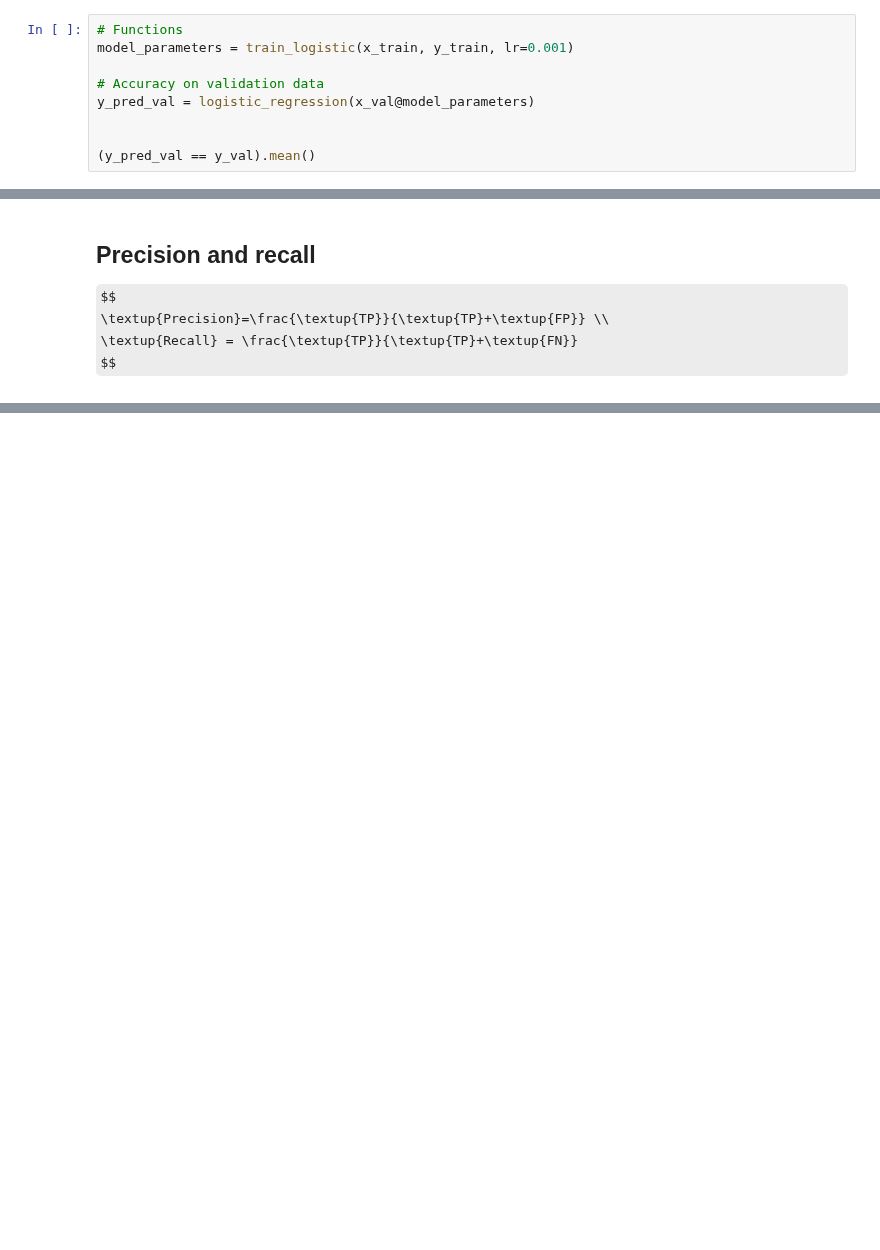
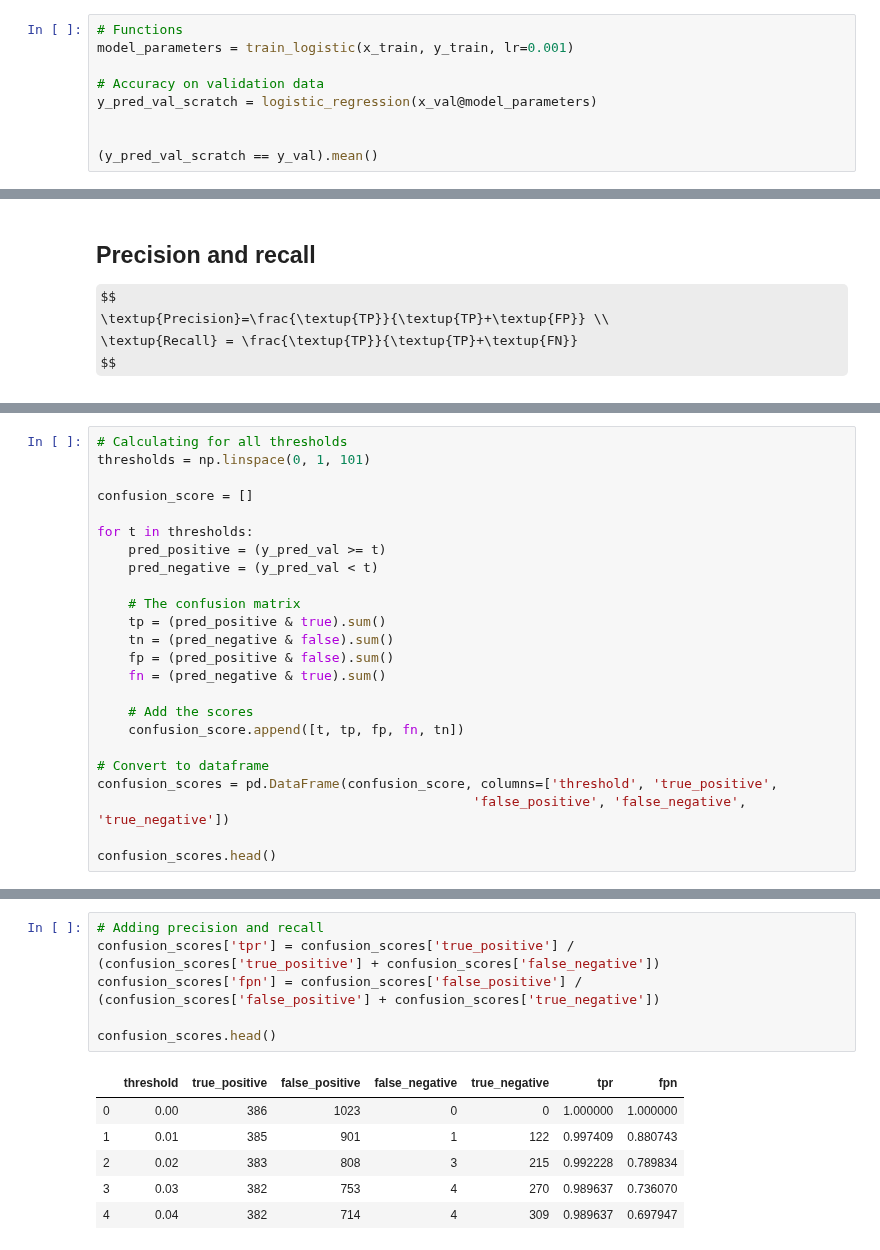
Before and after one commit to anjanavasudevan/DataTalks-ML-Course, a Jupyter notebook: Week4/excercise.ipynb, the cells around one changed output, grey strips where cells are left out. Drawn from its saved outputs; the diff is of its cells as text; some formulas as TeX source; blank space fills up the shorter version.

```diff
--- a/Week4/excercise.ipynb
+++ b/Week4/excercise.ipynb
@@ -630,9 +630,9 @@ def train_logistic(X, y, lr, num_epochs=100):
 model_parameters = train_logistic(x_train, y_train, lr=0.001)
 
 # Accuracy on validation data
-y_pred_val = logistic_regression(x_val@model_parameters)
+y_pred_val_scratch = logistic_regression(x_val@model_parameters)
 
 
-(y_pred_val == y_val).mean()
+(y_pred_val_scratch == y_val).mean()
 # %% [output]
 overflow encountered in exp
@@ -755,0 +756,24 @@ Recall: 0.5932642487046632
+# %%
+# Calculating for all thresholds
+thresholds = np.linspace(0, 1, 101)
+
+confusion_score = []
+
+for t in thresholds:
+    pred_positive = (y_pred_val >= t)
+    pred_negative = (y_pred_val < t)
+
+    # The confusion matrix
+    tp = (pred_positive & true).sum()
+    tn = (pred_negative & false).sum()
+    fp = (pred_positive & false).sum()
+    fn = (pred_negative & true).sum()
+
+    # Add the scores
+    confusion_score.append([t, tp, fp, fn, tn])
+
+# Convert to dataframe
+confusion_scores = pd.DataFrame(confusion_score, columns=['threshold', 'true_positive',
+                                                'false_positive', 'false_negative', 'true_negative'])
+
+confusion_scores.head()
@@ -755,0 +787,13 @@ Recall: 0.5932642487046632
+# %%
+# Adding precision and recall
+confusion_scores['tpr'] = confusion_scores['true_positive'] / (confusion_scores['true_positive'] + confusion_scores['false_negative'])
+confusion_scores['fpn'] = confusion_scores['false_positive'] / (confusion_scores['false_positive'] + confusion_scores['true_negative'])
+
+confusion_scores.head()
+# %% [output]
+|  | threshold | true_positive | false_positive | false_negative | true_negative | tpr | fpn |
+| 0 | 0.00 | 386 | 1023 | 0 | 0 | 1.000000 | 1.000000 |
+| 1 | 0.01 | 385 | 901 | 1 | 122 | 0.997409 | 0.880743 |
+| 2 | 0.02 | 383 | 808 | 3 | 215 | 0.992228 | 0.789834 |
+| 3 | 0.03 | 382 | 753 | 4 | 270 | 0.989637 | 0.736070 |
+| 4 | 0.04 | 382 | 714 | 4 | 309 | 0.989637 | 0.697947 |
```
Also changed, not shown: parts of 10 cells of this notebook, 1 other file.
